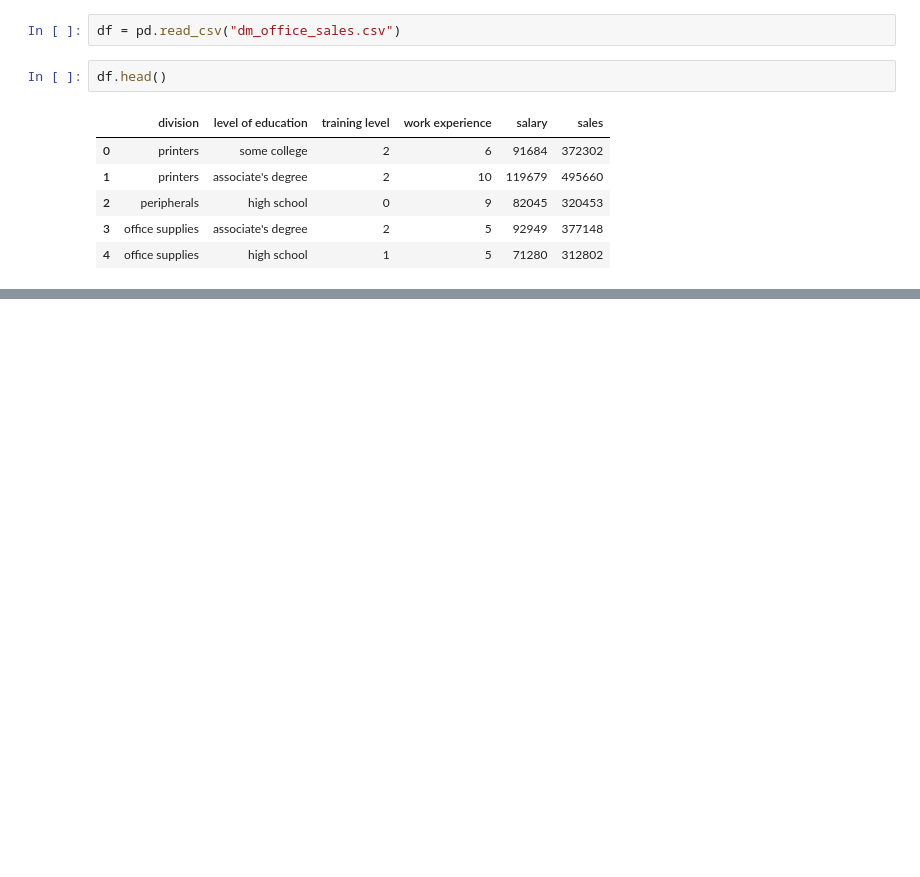
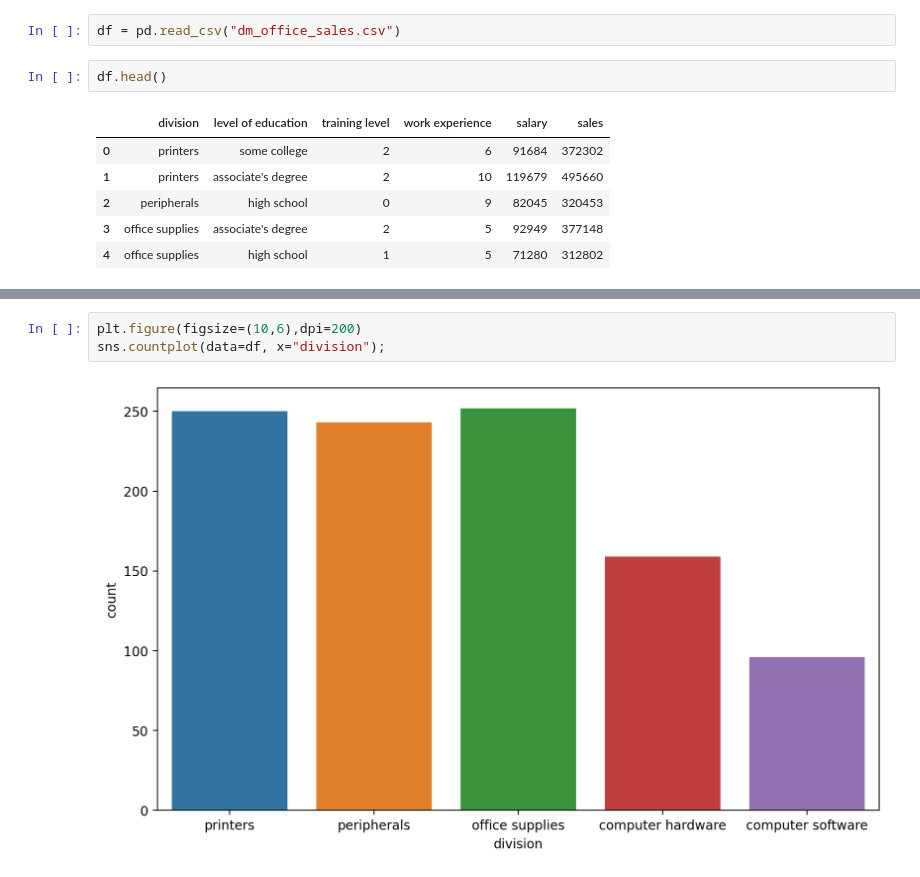
Before and after one commit to Ertugrul-Kurubal/Data-Visualization-With-Python, a Jupyter notebook: Seaborn Categorical Plots Hand On.ipynb, the cells around one changed output, grey strips where cells are left out. Saved outputs shown, nothing was run; the diff lists cells and outputs as text; blank space fills up the shorter version.

Commit message:
Seaborn Categorical Plots End

```diff
--- a/Seaborn Categorical Plots Hand On.ipynb
+++ b/Seaborn Categorical Plots Hand On.ipynb
@@ -16,0 +26,5 @@ df.head()
+# %%
+plt.figure(figsize=(10,6),dpi=200)
+sns.countplot(data=df, x="division");
+# %% [output]
+[figure, added]
```
Also changed, not shown: parts of 10 cells of this notebook.
